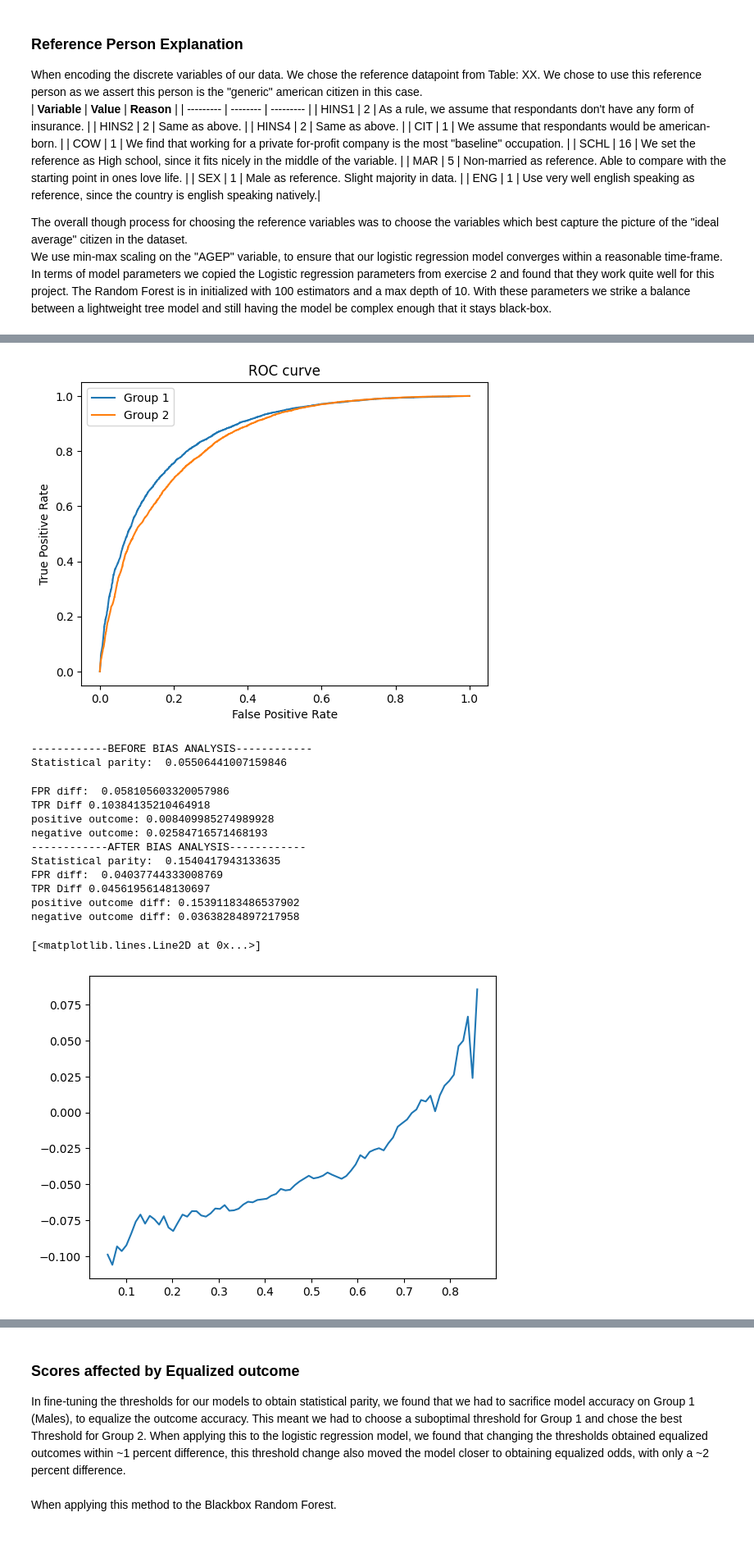
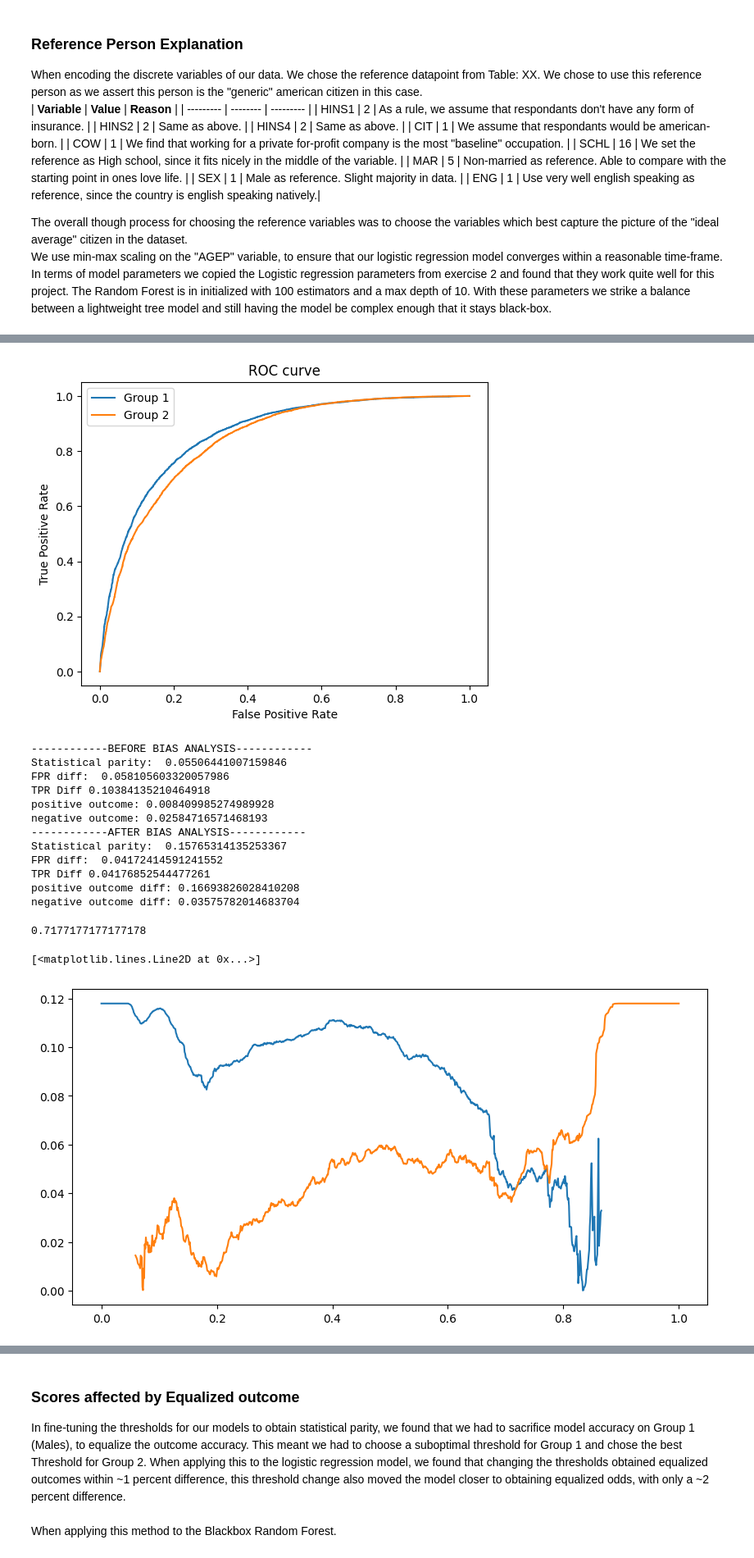
Before and after one commit to Steinar-Slette/AF_mandatory, a Jupyter notebook: notebooks/equalized_outcomes.ipynb, the cells around one changed output, grey strips where cells are left out. Shown at 82% size. Saved outputs shown, nothing was run; the diff lists cells and outputs as text; code cells hidden in the pictures.

```diff
--- a/notebooks/equalized_outcomes.ipynb
+++ b/notebooks/equalized_outcomes.ipynb
@@ -270,6 +287,4 @@ negative outcome diff: 0.15063361803725295
 # %%
-p1_done = evaluate_pipeline(p1, X_train, y_train, X_test, y_test, 0.5, 0.5)
-
 plt.plot(fpr1, tpr1, label='Group 1')
 plt.plot(fpr2, tpr2, label='Group 2')
 plt.xlabel('False Positive Rate')
@@ -286,20 +301,10 @@ print('Statistical parity: ', (statistical_parity))
 tn1, fp1, fn1, tp1 = confusion_matrix(preds_s1, true_s1).ravel()
 tn2, fp2, fn2, tp2 = confusion_matrix(preds_s2, true_s2).ravel()
 
-# Calculate Youden's J statistic for each model
-youden_j1 = tpr1 - fpr1
-optimal_threshold_index1 = np.argmax(youden_j1)
-optimal_threshold1 = thresholds1[optimal_threshold_index1]
+best_vals, balls1, balls2 = minimize_odd_diff(true_s1=true_s1, true_s2=true_s2, scores_1= scores_s1,scores_2= scores_s2, k= 1000)
 
-youden_j2 = tpr2 - fpr2
-optimal_threshold_index2 = np.argmax(youden_j2)
-optimal_threshold2 = thresholds2[optimal_threshold_index2]
-
-
-balls1, balls2, x = minimize_odd_diff(scores_s1, scores_s2, 100)
-
-preds_s1 = scores_s1 >= 0.7
-preds_s2 = scores_s2 >= 0.7
+preds_s1 = scores_s1 >= best_vals['threshold']
+preds_s2 = scores_s2 >= best_vals['threshold']
 
 # equalized odds (horizontal)
 tpr1 = tp1 / (tp1 + fn1)
@@ -349,22 +354,27 @@ print('negative outcome diff:', abs(some_3 - some_4))
 [figure]
 ------------BEFORE BIAS ANALYSIS------------
 Statistical parity:  0.05506441007159846
+FPR diff:  0.058105603320057986
+TPR Diff 0.10384135210464918
+positive outcome: 0.008409985274989928
+negative outcome: 0.02584716571468193
+------------AFTER BIAS ANALYSIS------------
+Statistical parity:  0.15765314135253367
+FPR diff:  0.04172414591241552
+TPR Diff 0.04176852544477261
+positive outcome diff: 0.16693826028410208
+negative outcome diff: 0.03575782014683704
-FPR diff:  0.058105603320057986
-TPR Diff 0.10384135210464918
-positive outcome: 0.008409985274989928
-negative outcome: 0.02584716571468193
-------------AFTER BIAS ANALYSIS------------
-Statistical parity:  0.1540417943133635
-FPR diff:  0.04037744333008769
-TPR Diff 0.04561956148130697
-positive outcome diff: 0.15391183486537902
-negative outcome diff: 0.03638284897217958
-# %%
-balls3 = (np.array(balls1) - np.array(balls2))
-plt.plot(x, balls3)
-# %% [output]
-[<matplotlib.lines.Line2D at 0x...>]
-[figure, removed]
+# %%
+best_vals['threshold']
+# %% [output]
+0.7177177177177178
+# %%
+plt.figure(1, figsize=(10, 5))
+plt.plot(np.linspace(0, 1, 1000),balls1, label = 'tpr_diff')
+plt.plot(np.linspace(0, 1, 1000), balls2, label = 'fpr_diff')
+# %% [output]
+[<matplotlib.lines.Line2D at 0x...>]
+[figure, added]
 # %% [markdown]
 ### Changes to be made to models
 The accuracy of the classifier sits at 0.77 as of baseline test with the selected pipeline. Standard-scaling was used across all features, which may end up causing trouble. The model has a fairly high accuracy for a baseline classifier, with desirable f1-scores at [0.72, 0.81]. Since the outcome variable in this case is almost equally balanced at the chosen threshold, we need not to scale our model much with respect to the outcome variable. In this pipeline discrete variables are scaled, which changes the otherwise explainable binary variables, which hurts the explainability of the model. <br>
```
Also changed, not shown: parts of 8 cells of this notebook.
